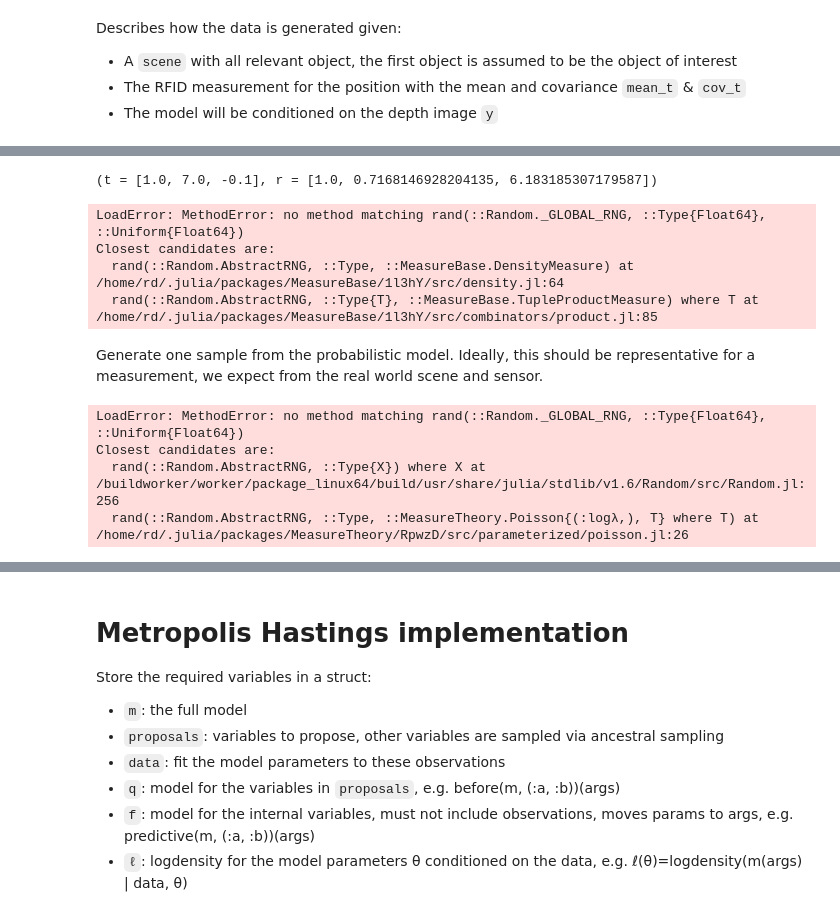
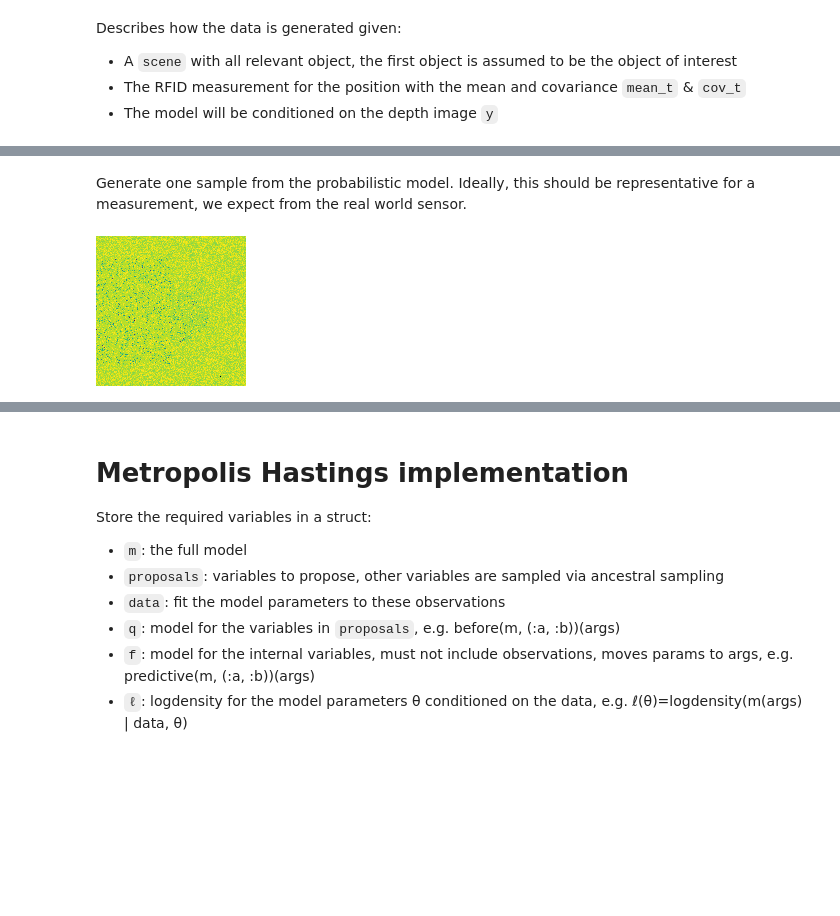
Before and after one commit to rwth-irt/BayesianPoseEstimation.jl, a Jupyter notebook: notebook soss.ipynb, the cells around one changed output, grey strips where cells are left out. Drawn from its saved outputs; the diff is of its cells as text; code cells hidden in the pictures; blank space fills up the shorter version.

Commit message:
Split into prior, observation and proposal

```diff
--- a/notebook soss.ipynb
+++ b/notebook soss.ipynb
@@ -133,0 +147,9 @@ Describes how the data is generated given:
+# %%
+prior_model = @model mean_t, cov_t begin
+    # Sample position from RFID position
+    t ~ MvNormal(mean_t, cov_t)
+    # We don't know anything about the orientation or the occlusion
+    r ~ For(1:3) do _ CircularUniform() end
+    occlusion .~ UniformInterval.(ZERO_IMG, 1)
+end
+θ1 = rand(prior_model(mean_t=t, cov_t=cov_t))
@@ -134,66 +160,26 @@ Describes how the data is generated given:
 # %%
-# TODO Outliers must be handled by preprocessing
-const MAX_DIST = 3.0
-const PIXEL_σ = 0.01
-# θ=1/λ
-const PIXEL_θ = 1/0.5
-depth_model = @model scene, mean_t, cov_t begin
-    # Sample position from RFID position
-    t ~ MvNormal(mean_t, cov_t)
-    # We don't know anything about the orientation
-    r ~ For(1:3) do _ CircularUniform() end
+observation_model = @model scene, t, r, occlusion begin
     # Render scene
     μ = render_pose_depth(scene, t, r)
-
-    # occlusion model
-    occ_prob ~ For(eachindex(μ)) do _ Uniform() end
-    occluded .~ Bernoulli.(occ_prob)
-
-    # sensor model
-    y ~ For(eachindex(μ)) do i
+    # Sensor model
+    occluded .~ Bernoulli.(occlusion)
+    obs ~ For(eachindex(μ)) do i
         if (μ[i] != 0)
             if occluded[i]
                 # TODO check Distributions.jl parametrization
                 Exponential(PIXEL_θ)
             else
-                PIXEL_σmal(μ[i], PIXEL_σ)
+                Normal(μ[i], PIXEL_σ)
             end
         else
-            Uniform(0, MAX_DIST)
+            UniformInterval(0, MAX_DIST)
         end
     end
 end;
-# %%
-# TODO Transformation for this model manually
-tr = as((;
-    t=as(Vector, asℝ, 3),
-    r=as(Vector, as○, 3),
-        ))
-TransformVariables.transform(tr, [1,7,-0.1,1,7,-0.1])
-# %% [output]
-(t = [1.0, 7.0, -0.1], r = [1.0, 0.7168146928204135, 6.183185307179587])
-# %%
-test_model = @model begin
-    # r ~ For(1:3) do _ Uniform() end
-    upper = [2π,2π,2π]
-    r .~ UniformInterval.(0, upper)
-end
-Meas
-#rand(test_model)
-#rand(test_model)
-# %% [output]
-LoadError: MethodError: no method matching rand(::Random._GLOBAL_RNG, ::Type{Float64}, ::Uniform{Float64})
-Closest candidates are:
-  rand(::Random.AbstractRNG, ::Type, ::MeasureBase.DensityMeasure) at /home/rd/.julia/packages/MeasureBase/1l3hY/src/density.jl:64
-  rand(::Random.AbstractRNG, ::Type{T}, ::MeasureBase.TupleProductMeasure) where T at /home/rd/.julia/packages/MeasureBase/1l3hY/src/combinators/product.jl:85
 # %% [markdown]
-Generate one sample from the probabilistic model. Ideally, this should be representative for a measurement, we expect from the real world scene and sensor.
+Generate one sample from the probabilistic model. Ideally, this should be representative for a measurement, we expect from the real world sensor.
-# %%
-concrete_model = depth_model(scene=scene, mean_t=t, cov_t=cov_t)
-prior_depth = rand(concrete_model)
-colorize_depth(prior_depth.y)
-# %% [output]
-LoadError: MethodError: no method matching rand(::Random._GLOBAL_RNG, ::Type{Float64}, ::Uniform{Float64})
-Closest candidates are:
-  rand(::Random.AbstractRNG, ::Type{X}) where X at /buildworker/worker/package_linux64/build/usr/share/julia/stdlib/v1.6/Random/src/Random.jl:256
-  rand(::Random.AbstractRNG, ::Type, ::MeasureTheory.Poisson{(:logλ,), T} where T) at /home/rd/.julia/packages/MeasureTheory/RpwzD/src/parameterized/poisson.jl:26
+# %%
+prior_depth = rand(observation_model(scene=scene)(θ1))
+colorize_depth(prior_depth.obs)
+# %% [output]
+[figure, added]
```
Also changed, not shown: parts of 7 cells of this notebook.
